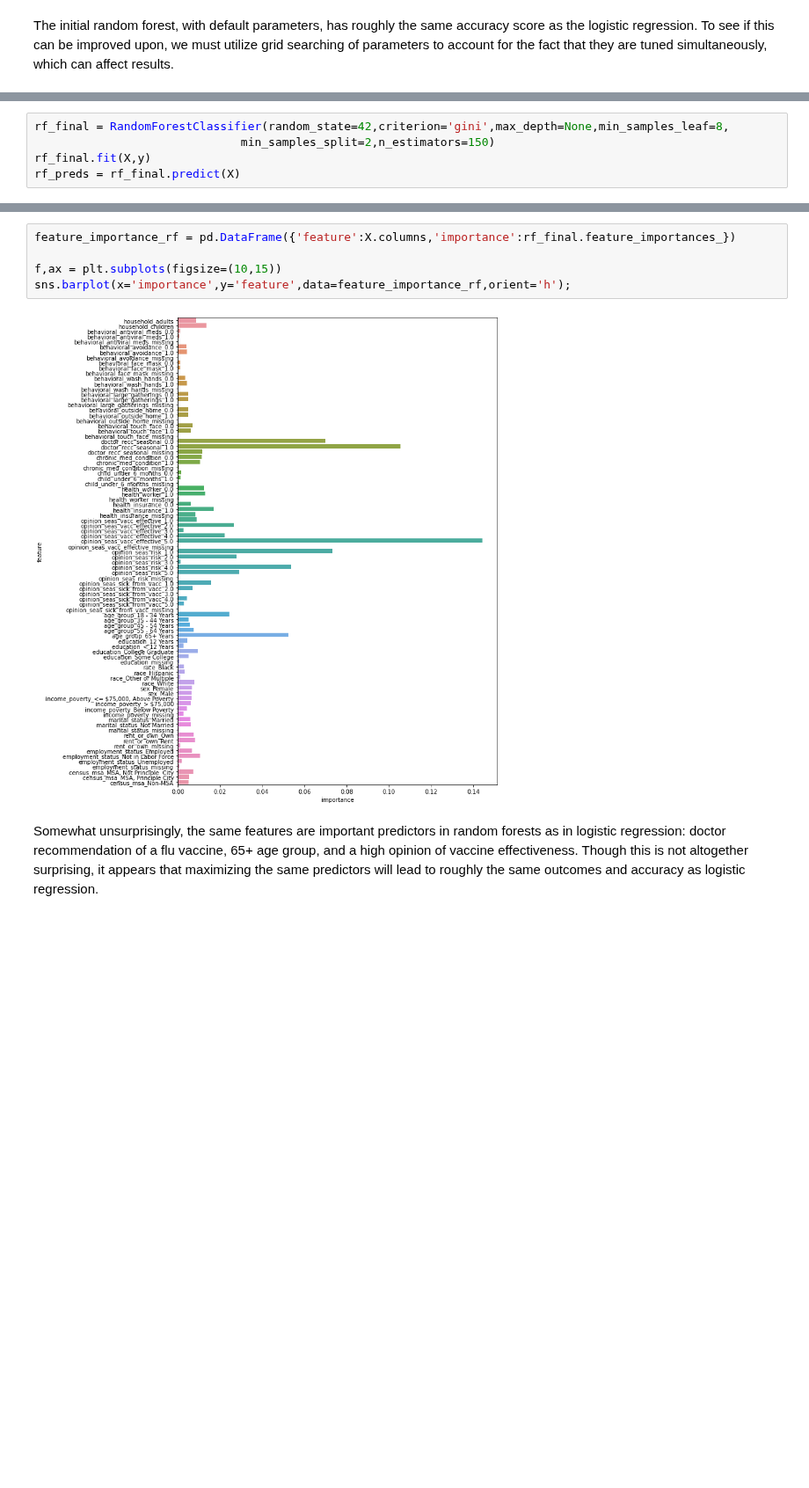
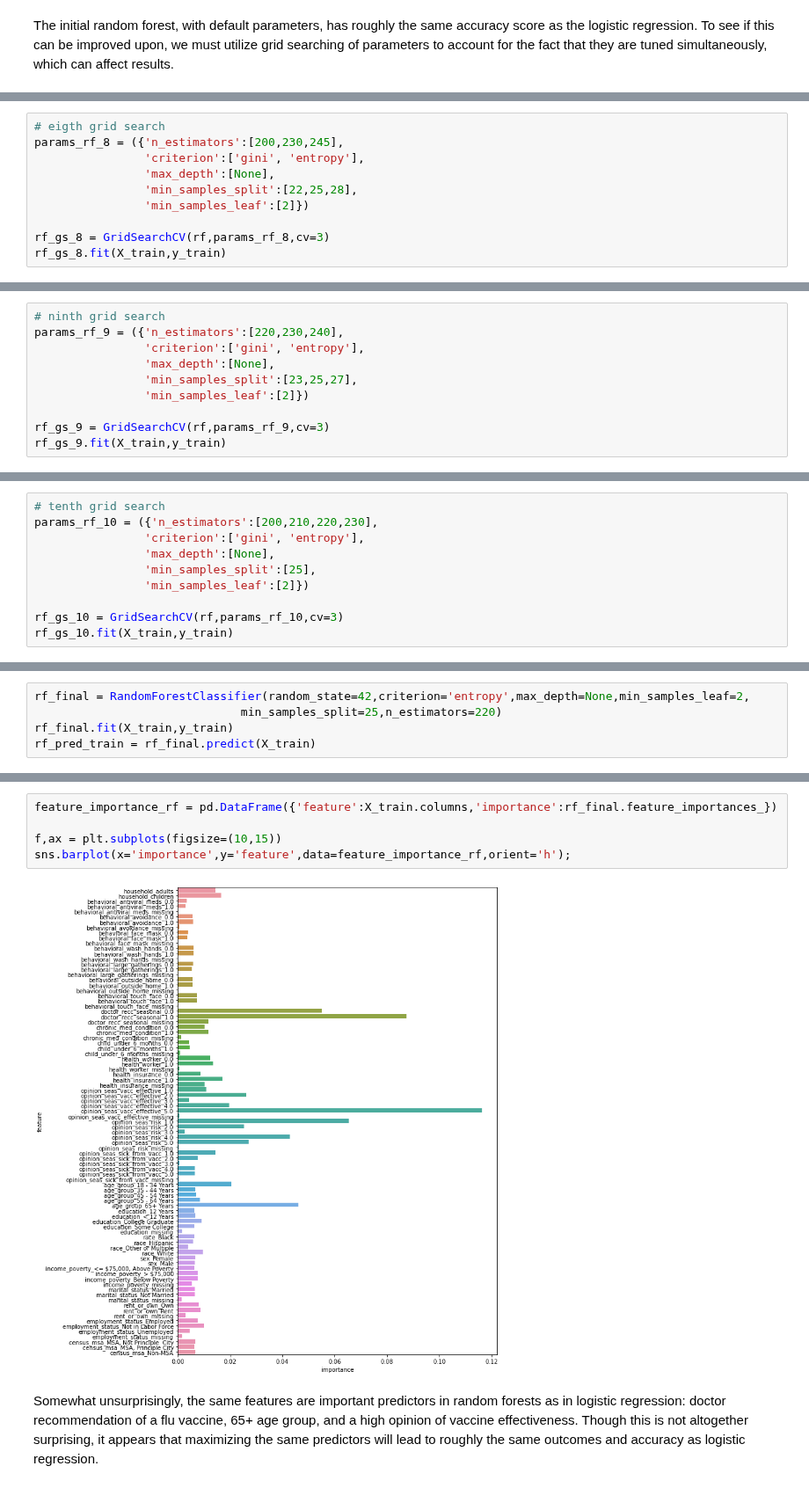
Before and after one commit to adobronyi/predicting_seasonal_flu_vaccines, a Jupyter notebook: student_v1.ipynb, the cells around one changed output, grey strips where cells are left out. Shown at 88% size. Saved outputs shown, nothing was run; the diff lists cells and outputs as text; blank space fills up the shorter version.

```diff
--- a/student_v1.ipynb
+++ b/student_v1.ipynb
@@ -628,0 +454,10 @@ np.mean(cross_val_score(rf_7,X,y,cv=5))
+# %%
+# eigth grid search
+params_rf_8 = ({'n_estimators':[200,230,245],
+                'criterion':['gini', 'entropy'],
+                'max_depth':[None],
+                'min_samples_split':[22,25,28],
+                'min_samples_leaf':[2]})
+
+rf_gs_8 = GridSearchCV(rf,params_rf_8,cv=3)
+rf_gs_8.fit(X_train,y_train)
@@ -628,0 +468,10 @@ np.mean(cross_val_score(rf_7,X,y,cv=5))
+# %%
+# ninth grid search
+params_rf_9 = ({'n_estimators':[220,230,240],
+                'criterion':['gini', 'entropy'],
+                'max_depth':[None],
+                'min_samples_split':[23,25,27],
+                'min_samples_leaf':[2]})
+
+rf_gs_9 = GridSearchCV(rf,params_rf_9,cv=3)
+rf_gs_9.fit(X_train,y_train)
@@ -628,0 +482,10 @@ np.mean(cross_val_score(rf_7,X,y,cv=5))
+# %%
+# tenth grid search
+params_rf_10 = ({'n_estimators':[200,210,220,230],
+                'criterion':['gini', 'entropy'],
+                'max_depth':[None],
+                'min_samples_split':[25],
+                'min_samples_leaf':[2]})
+
+rf_gs_10 = GridSearchCV(rf,params_rf_10,cv=3)
+rf_gs_10.fit(X_train,y_train)
@@ -631,5 +498,5 @@ As expected, the final random forest model was not much of an improvement over t
 # %%
-rf_final = RandomForestClassifier(random_state=42,criterion='gini',max_depth=None,min_samples_leaf=8,
-                              min_samples_split=2,n_estimators=150)
-rf_final.fit(X,y)
-rf_preds = rf_final.predict(X)
+rf_final = RandomForestClassifier(random_state=42,criterion='entropy',max_depth=None,min_samples_leaf=2,
+                              min_samples_split=25,n_estimators=220)
+rf_final.fit(X_train,y_train)
+rf_pred_train = rf_final.predict(X_train)
@@ -641,10 +521,10 @@ array([[11904,  2628],
 # %%
-feature_importance_rf = pd.DataFrame({'feature':X.columns,'importance':rf_final.feature_importances_})
+feature_importance_rf = pd.DataFrame({'feature':X_train.columns,'importance':rf_final.feature_importances_})
 
 f,ax = plt.subplots(figsize=(10,15))
 sns.barplot(x='importance',y='feature',data=feature_importance_rf,orient='h');
 # %% [output]
-[figure, old version]
+[figure, new version]
 # %% [markdown]
 Somewhat unsurprisingly, the same features are important predictors in random forests as in logistic regression: doctor recommendation of a flu vaccine, 65+ age group, and a high opinion of vaccine effectiveness. Though this is not altogether surprising, it appears that maximizing the same predictors will lead to roughly the same outcomes and accuracy as logistic regression.
 # %% [markdown]
```
Also changed, not shown: parts of 110 cells of this notebook.
